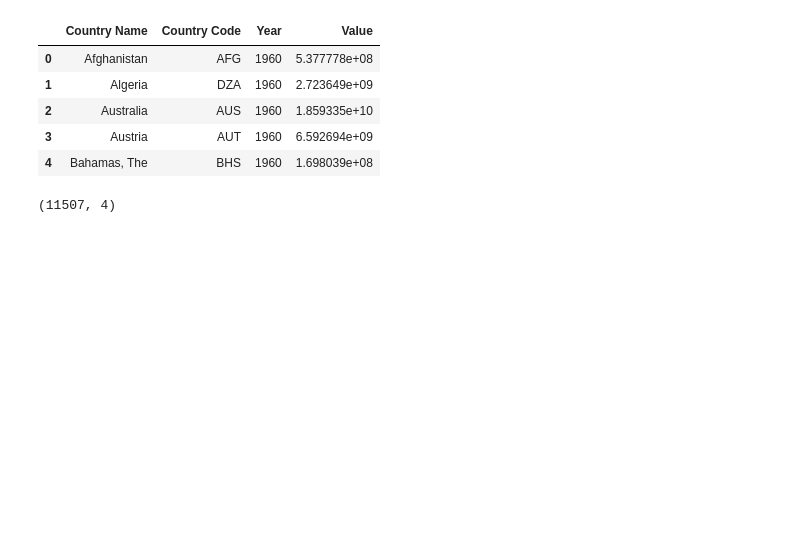
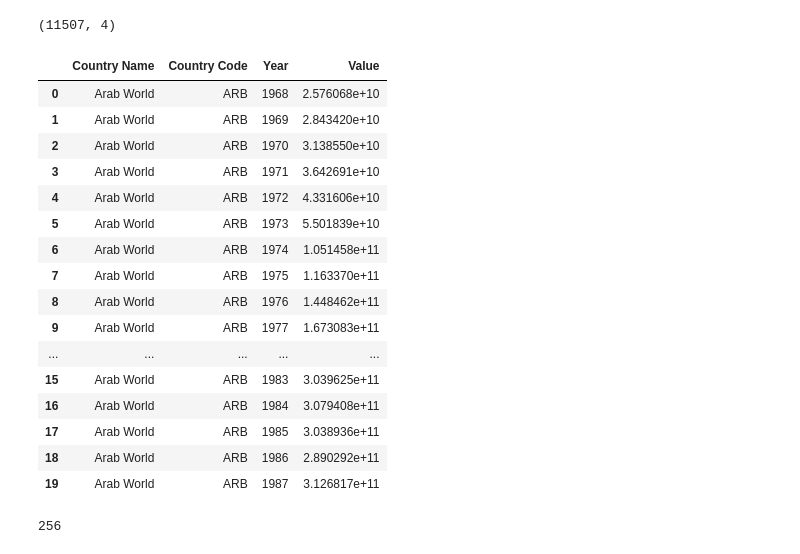
Before and after one commit to Ahoq/gdp_dashboard, a Jupyter notebook: gdp_time_series.ipynb, the cells around one changed output. Cells and saved outputs as stored; diff of their text form; code cells hidden in the pictures; blank space fills up the shorter version.

```diff
--- a/gdp_time_series.ipynb
+++ b/gdp_time_series.ipynb
@@ -23,13 +0,0 @@ ndd=ndd.reset_index(drop=True)
-# %%
-ndd.head()
-# %% [output]
-|  | Country Name | Country Code | Year | Value |
-| 0 | Afghanistan | AFG | 1960 | 5.377778e+08 |
-| 1 | Algeria | DZA | 1960 | 2.723649e+09 |
-| 2 | Australia | AUS | 1960 | 1.859335e+10 |
-| 3 | Austria | AUT | 1960 | 6.592694e+09 |
-| 4 | Bahamas, The | BHS | 1960 | 1.698039e+08 |
-# %%
-ndd.shape
-# %% [output]
-(11507, 4)
@@ -35,0 +19,39 @@ ndd.shape
+# %%
+"""
+let's check the shape of the data frame using the 'shape' function. we can see our 'dd' data frame has 11507 rows and
+4 columns.
+"""
+dd.shape
+# %% [output]
+(11507, 4)
+# %%
+"""
+let's view the first 20 rows of the data using the 'head()' function for data frames
+"""
+dd.head(20)
+# %% [output]
+|  | Country Name | Country Code | Year | Value |
+| 0 | Arab World | ARB | 1968 | 2.576068e+10 |
+| 1 | Arab World | ARB | 1969 | 2.843420e+10 |
+| 2 | Arab World | ARB | 1970 | 3.138550e+10 |
+| 3 | Arab World | ARB | 1971 | 3.642691e+10 |
+| 4 | Arab World | ARB | 1972 | 4.331606e+10 |
+| 5 | Arab World | ARB | 1973 | 5.501839e+10 |
+| 6 | Arab World | ARB | 1974 | 1.051458e+11 |
+| 7 | Arab World | ARB | 1975 | 1.163370e+11 |
+| 8 | Arab World | ARB | 1976 | 1.448462e+11 |
+| 9 | Arab World | ARB | 1977 | 1.673083e+11 |
+| ... | ... | ... | ... | ... |
+| 15 | Arab World | ARB | 1983 | 3.039625e+11 |
+| 16 | Arab World | ARB | 1984 | 3.079408e+11 |
+| 17 | Arab World | ARB | 1985 | 3.038936e+11 |
+| 18 | Arab World | ARB | 1986 | 2.890292e+11 |
+| 19 | Arab World | ARB | 1987 | 3.126817e+11 |
+# %%
+"""
+we can use the 'nunique()' function to count the number of unique values in a column. let's check how many unique
+countries we have in our data frame
+"""
+dd['Country Name'].nunique()
+# %% [output]
+256
```
Also changed, not shown: parts of 18 cells of this notebook.
